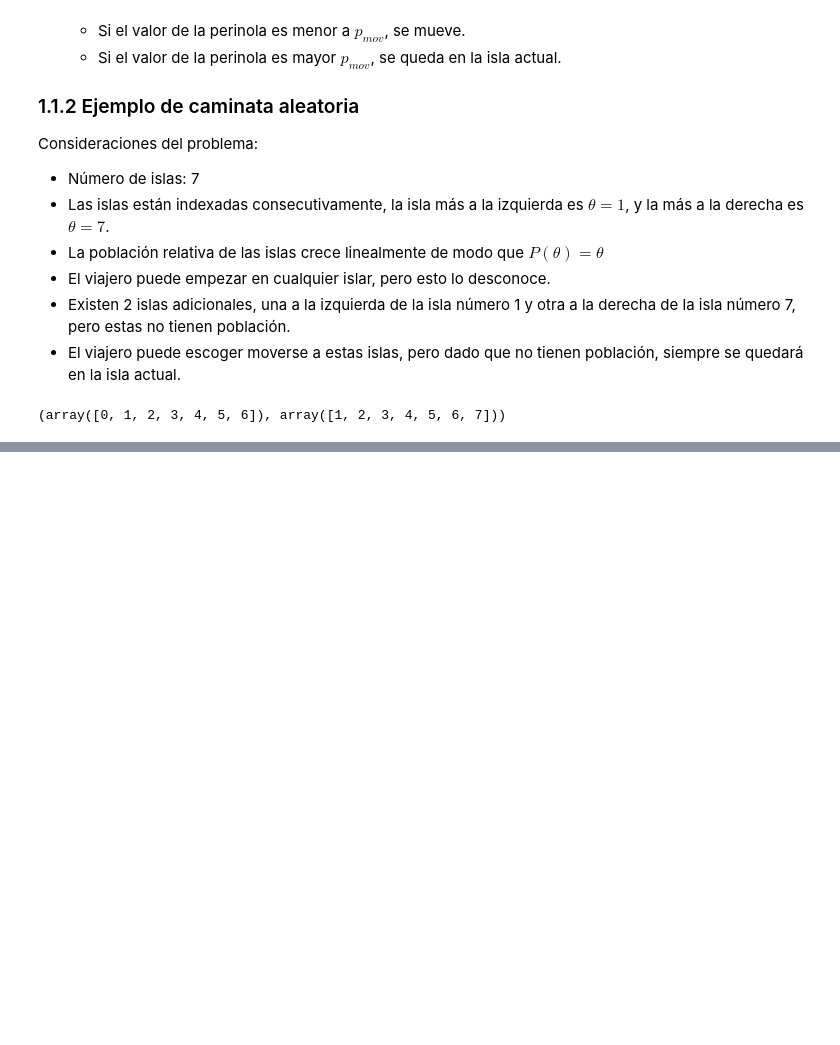
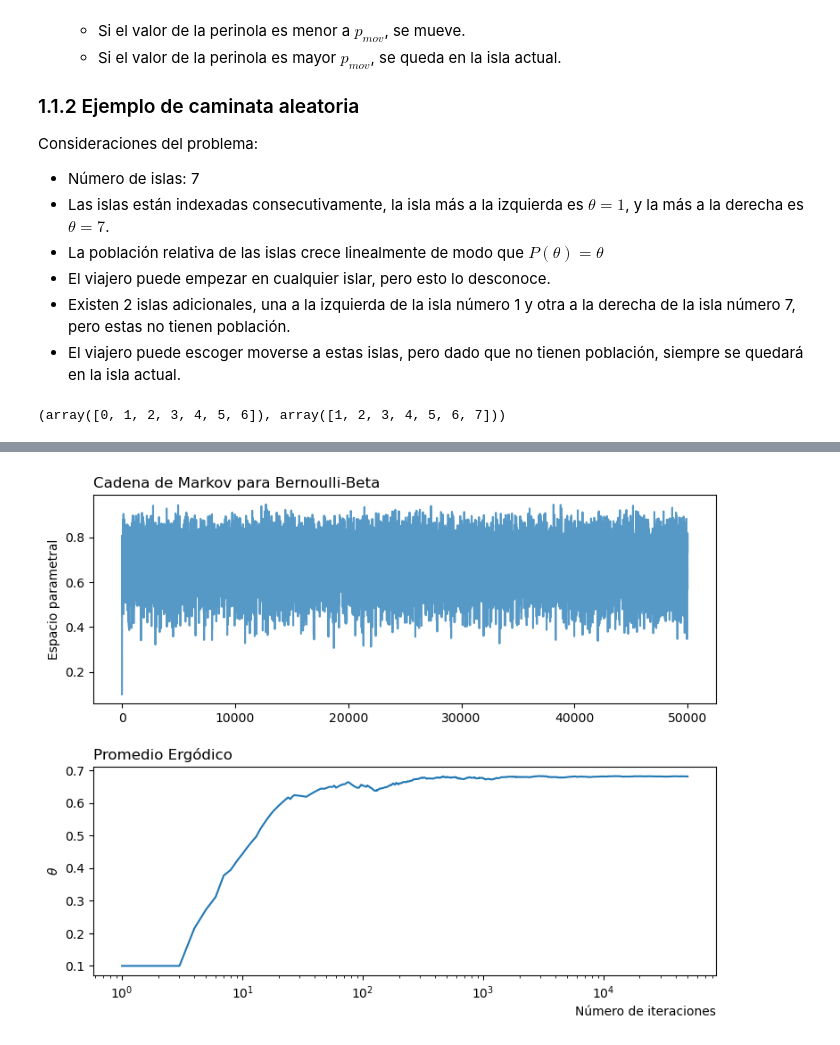
Before and after one commit to CAMM961001/bayesian_analysis, a Jupyter notebook: notebooks/03_mcmc.ipynb, the cells around one changed output, grey strips where cells are left out. Saved outputs shown, nothing was run; the diff lists cells and outputs as text; code cells hidden in the pictures; blank space fills up the shorter version.

Commit message:
Cadena de Markov para bernoulli beta

```diff
--- a/notebooks/03_mcmc.ipynb
+++ b/notebooks/03_mcmc.ipynb
@@ -165,0 +202,20 @@ p_mov
+# %%
+# Función para proponer saltos
+def simular_salto(sigma=0.2):
+    salto = norm.rvs(loc=0, scale=sigma, size=1)
+    return salto[0]
+
+def prob_aceptacion(theta_cur, theta_pro, N, z, a, b):
+    # Verosimilitudes
+    verosim_pro = (theta_pro**z) * ((1 - theta_pro)**(N-z))
+    verosim_cur = (theta_cur**z) * ((1 - theta_cur)**(N-z))
+
+    # Iniciales
+    inicial_pro = (theta_pro**(a-1)) * ((1 - theta_pro)**(b-1))
+    inicial_cur = (theta_cur**(a-1)) * ((1 - theta_cur)**(b-1))
+
+    # Probabilidad de aceptación
+    p_move = (verosim_pro * inicial_pro) / (verosim_cur * inicial_cur)
+    p_move = min(1, p_move)
+
+    return p_move
@@ -165,0 +268,22 @@ p_mov
+# %%
+# Especificaciones de figura
+fig, ax = plt.subplots(ncols=1, nrows=2, figsize=(9,7))
+fig.subplots_adjust(hspace=0.3)
+
+# Elementos de visualización
+ax[0].plot(pasos[:,0]+1, pasos[:,1], alpha=0.75)
+ax[1].plot(pasos[:,0]+1, ergod_avg)
+
+# Anotaciones y estilo
+ax[0].set_title('Cadena de Markov para Bernoulli-Beta', loc='left')
+ax[0].set_ylabel(r'Espacio parametral')
+#ax[0].set_xscale('log')
+
+ax[1].set_title('Promedio Ergódico', loc='left')
+ax[1].set_xlabel('Número de iteraciones', loc='right')
+ax[1].set_ylabel(r'$\theta$')
+ax[1].set_xscale('log')
+
+plt.show()
+# %% [output]
+[figure, added]
```
Also changed, not shown: parts of 7 cells of this notebook.
